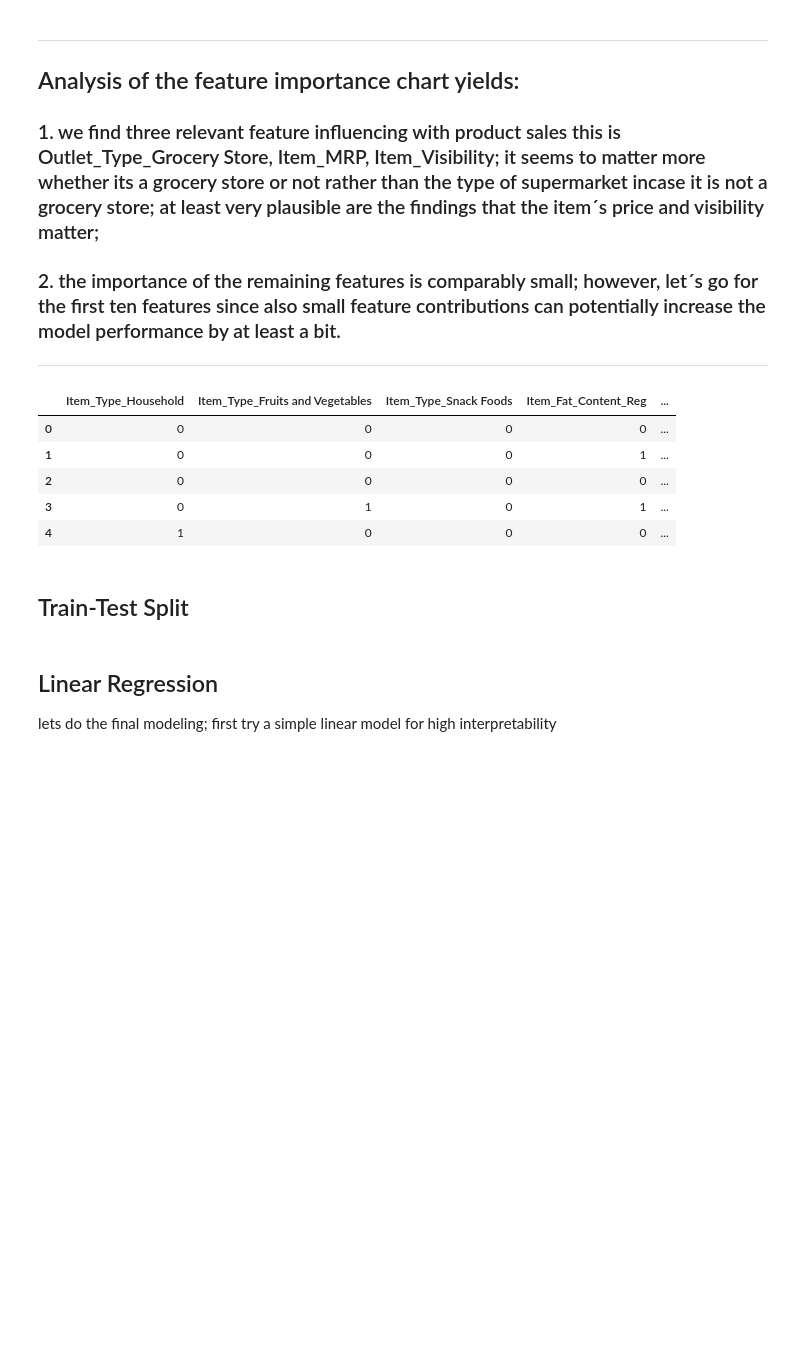
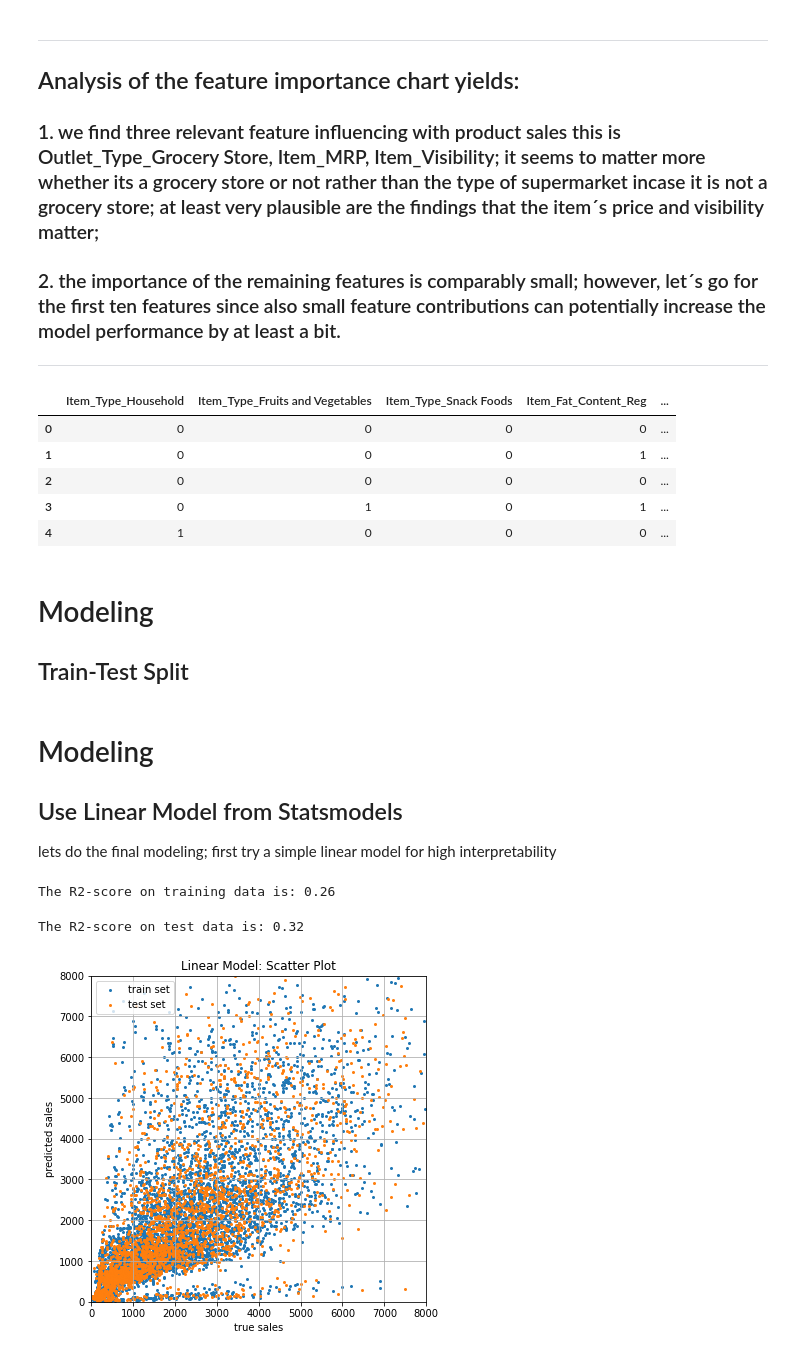
Before and after one commit to Sebastian1981/Sales_Prediction, a Jupyter notebook: notebooks/poc.ipynb, the cells around one changed output. Cells and saved outputs as stored; diff of their text form; code cells hidden in the pictures; blank space fills up the shorter version.

```diff
--- a/notebooks/poc.ipynb
+++ b/notebooks/poc.ipynb
@@ -341,9 +351,54 @@ X.head()
 | 3 | 0 | 1 | 0 | 1 | ... |
 | 4 | 1 | 0 | 0 | 0 | ... |
 # %% [markdown]
+# Modeling
 ## Train-Test Split
 # %%
 X_train, X_test, y_train, y_test = train_test_split(X, y, test_size=0.33, random_state=123)
 # %% [markdown]
-## Linear Regression
+# Modeling
+## Use Linear Model from Statsmodels
  lets do the final modeling; first try a simple linear model for high interpretability
+# %%
+# fit Ordinary Least Squares Model
+mod = sm.OLS(y_train, X_train, hasconst=True)
+res = mod.fit()
+# %%
+# measure model performance on training set using R2 score
+# predict and transform
+y_train_pred = res.predict(exog=X_train)
+y_train_pred_trans = utils.my_inverse_log_trans_fun(target_scaler, y_train_pred.values.reshape(-1,1))
+# transform y_train
+y_train_trans = utils.my_inverse_log_trans_fun(target_scaler, y_train.values.reshape(-1,1))
+# measure R2 score
+r2 = r2_score(y_train_trans, y_train_pred_trans)
+print('The R2-score on training data is: {}'.format(round(r2,2)))
+# %% [output]
+The R2-score on training data is: 0.26
+# %%
+# measure model performance on test set using R2 score
+# predict and transform
+y_test_pred = res.predict(exog=X_test)
+y_test_pred_trans = utils.my_inverse_log_trans_fun(target_scaler, y_test_pred.values.reshape(-1,1))
+# transform y_train
+y_test_trans = utils.my_inverse_log_trans_fun(target_scaler, y_test.values.reshape(-1,1))
+# measure R2 score
+r2 = r2_score(y_test_trans, y_test_pred_trans)
+print('The R2-score on test data is: {}'.format(round(r2,2)))
+# %% [output]
+The R2-score on test data is: 0.32
+# %%
+# Visualize the results for both training and testing
+plt.figure(figsize=(6,6))
+plt.scatter(y_train_trans, y_train_pred_trans, s=4)
+plt.scatter(y_test_trans, y_test_pred_trans, s=4)
+plt.title('Linear Model: Scatter Plot')
+plt.legend(['train set', 'test set'])
+plt.xlabel('true sales')
+plt.ylabel('predicted sales')
+plt.grid('on')
+plt.xlim([0,8000])
+plt.ylim([0,8000])
+plt.show()
+# %% [output]
+[figure, added]
```
Also changed, not shown: parts of 28 cells of this notebook.
